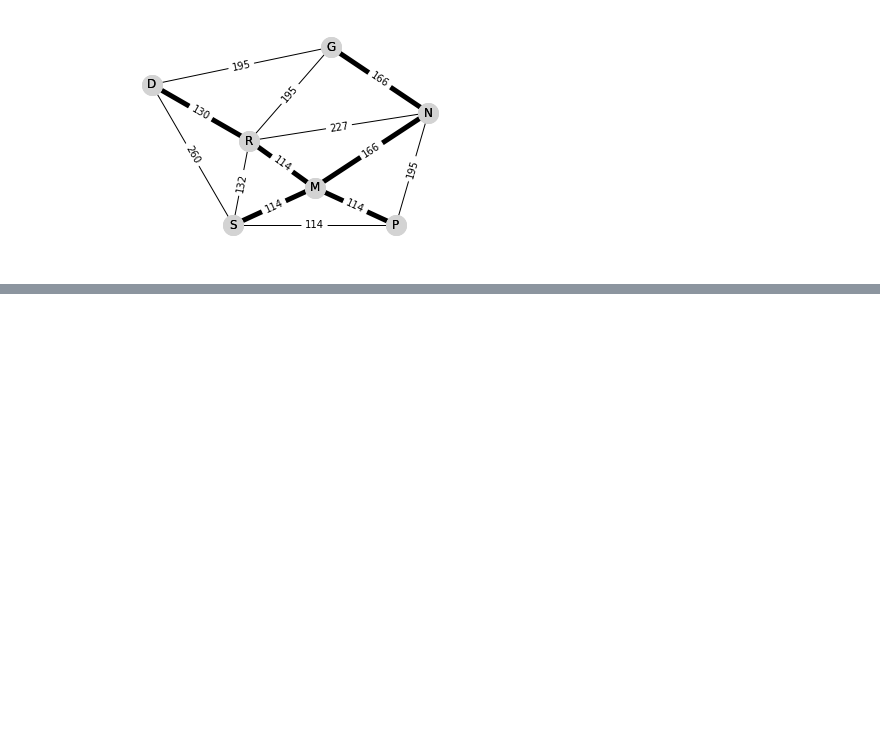
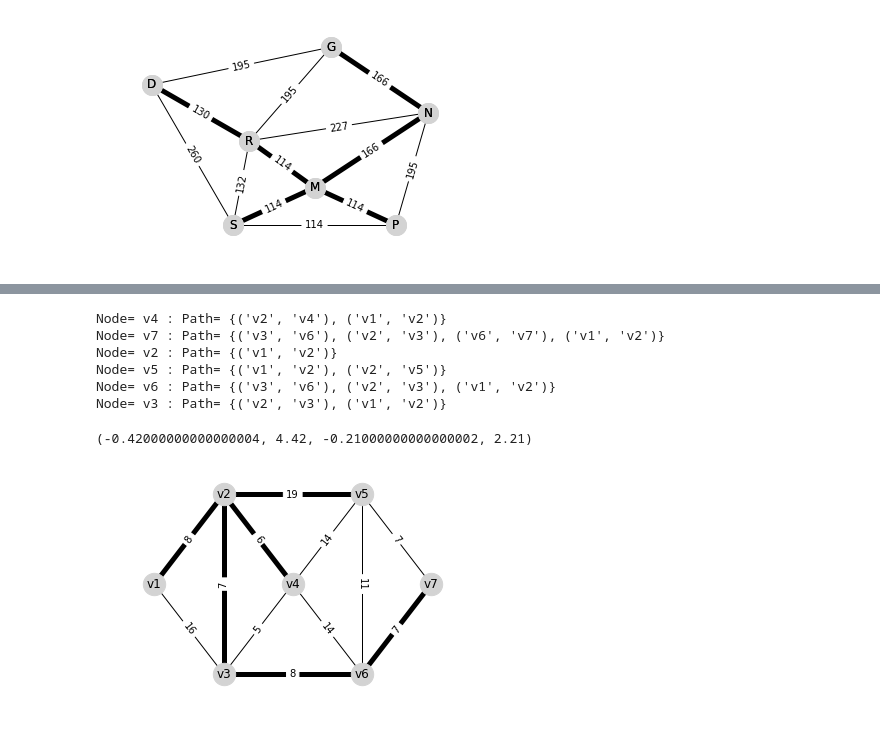
Before and after one commit to tetra00/python_numerical_optimization, a Jupyter notebook: Section4_GraphOptimiztion.ipynb, the cells around one changed output, grey strips where cells are left out. Drawn from its saved outputs; the diff is of its cells as text; code cells hidden in the pictures; blank space fills up the shorter version.

```diff
--- a/Section4_GraphOptimiztion.ipynb
+++ b/Section4_GraphOptimiztion.ipynb
@@ -434,0 +198,51 @@ KeyboardInterrupt:
+# %%
+weighted_elist = [
+    ('v1','v2', 8), ('v1','v3',16), ('v2','v3', 7),
+    ('v2','v4', 6), ('v2','v5',19), ('v3','v4', 5),
+    ('v3','v6', 8), ('v4','v5',14), ('v4','v6',14),
+    ('v5','v6',11), ('v5','v7', 7), ('v6','v7', 7),
+]
+p = {'v1':(0,1), 'v2':(1,2), 'v3':(1,0), 'v4':(2,1),
+     'v5':(3,2), 'v6':(3,0), 'v7':(4,1),}
+# %%
+def get_shortest_path_edges_to_all_nodes(G):
+    """
+    Dijkstra法を用いて、グラフ内の全ノードへの最短パスに使うEdgeを出力
+    """
+    s = 'v1' #スタートノード
+    nodes = set(G.nodes()) - {s}
+    T = set({})
+
+    # スタートノード以外の全ノードへの最短経路を探索
+    for v in nodes:
+        print('Node=', v, end=' : ')
+        # Graphにおけるノードsからvまでの最短パスを、通るノードのリストとして返す
+        sp = nx.dijkstra_path(G,s,v)
+        # 最短パスを個別のEdgeに分解する
+        sp_edge_set = {tuple(x) for x in np.array([sp[:-1], sp[1:]]).T}
+        print('Path=', sp_edge_set)
+        #和集合を取る
+        T = T.union(sp_edge_set)
+
+    T = list(T)
+    return T
+# %%
+G = nx.Graph()
+G.add_weighted_edges_from(weighted_elist)
+edge_labels = {(u,v):G[u][v]['weight'] for (u,v) in G.edges()}
+
+T = get_shortest_path_edges_to_all_nodes(G)
+
+nx.draw_networkx(G, pos=p, node_color='lightgrey', node_size=500)
+nx.draw_networkx_edges(G, pos=p, edgelist=T, node_color='lightgrey', width=5)
+nx.draw_networkx_edge_labels(G, pos=p, edge_labels=edge_labels)
+plt.axis('off')
+# %% [output]
+Node= v4 : Path= {('v2', 'v4'), ('v1', 'v2')}
+Node= v7 : Path= {('v3', 'v6'), ('v2', 'v3'), ('v6', 'v7'), ('v1', 'v2')}
+Node= v2 : Path= {('v1', 'v2')}
+Node= v5 : Path= {('v1', 'v2'), ('v2', 'v5')}
+Node= v6 : Path= {('v3', 'v6'), ('v2', 'v3'), ('v1', 'v2')}
+Node= v3 : Path= {('v2', 'v3'), ('v1', 'v2')}
+(-0.42000000000000004, 4.42, -0.21000000000000002, 2.21)
+[figure, added]
```
Also changed, not shown: parts of 30 cells of this notebook.
